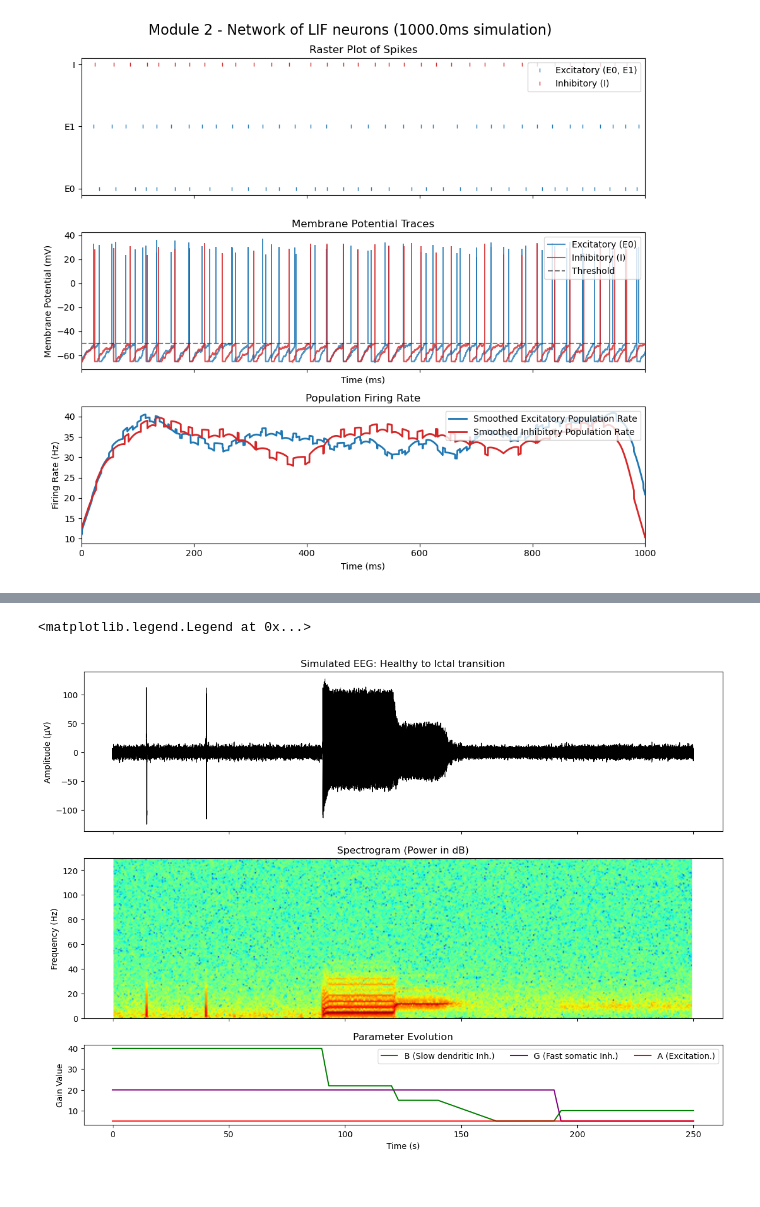
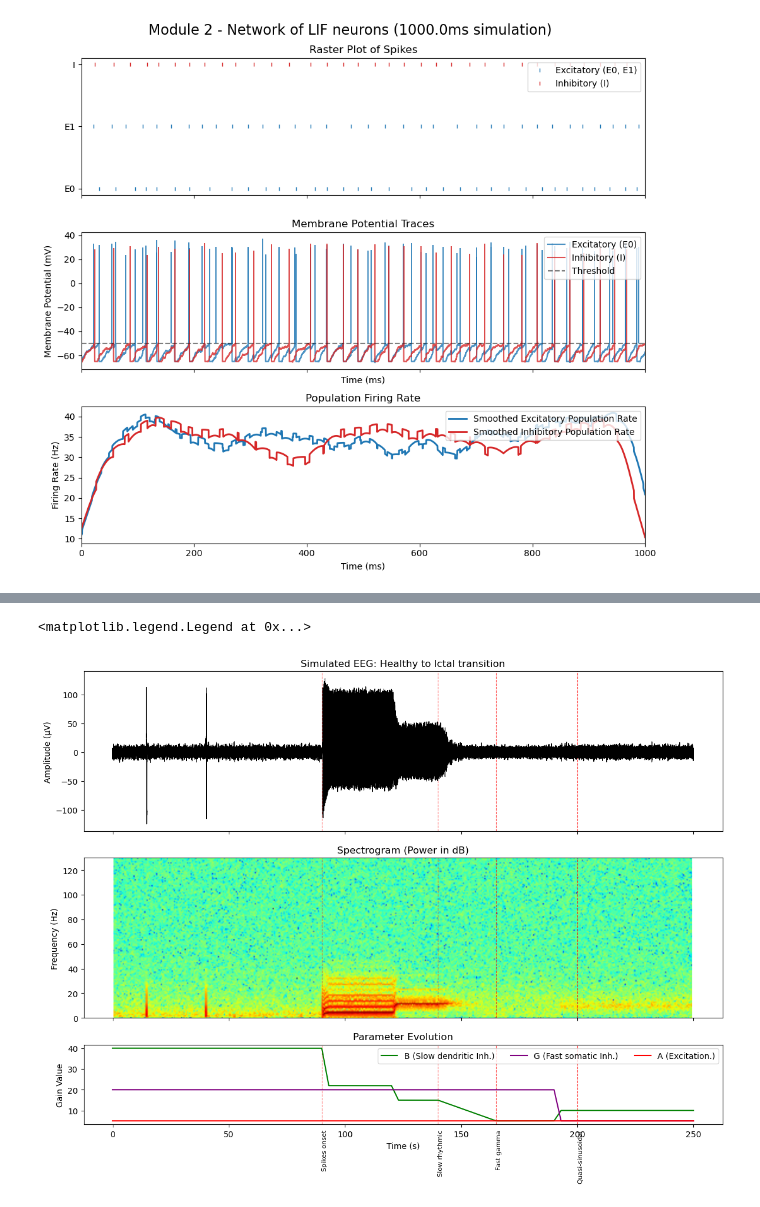
Before and after one commit to Jerem-loq/SEEG-Wendling, a Jupyter notebook: Computational_Neuroscience_Workshop.ipynb, the cells around one changed output, grey strips where cells are left out. Cells and saved outputs as stored; diff of their text form; code cells hidden in the pictures.

```diff
--- a/Computational_Neuroscience_Workshop.ipynb
+++ b/Computational_Neuroscience_Workshop.ipynb
@@ -305,34 +407,42 @@ t = np.linspace(0, duration, n_samples)
 # %%
-# %%
+# --------------------
 # Module 3 - Plot data
-# ---------------------
+# --------------------
+
+transitions = {90: "Spikes onset", 140: "Slow rhythmic", 165: "Fast gamma", 200: "Quasi-sinusoidal"}
 
 fig, (ax1, ax2, ax3) = plt.subplots(3, 1, figsize=(14, 10), sharex=True,
                                 gridspec_kw={'height_ratios': [2, 2, 1]})
+
+for t_vent, label in transitions.items():
+    for ax in [ax1, ax2, ax3]:
+        ax.axvline(t_vent, color='red', lw=0.8, linestyle='--', alpha=0.7)
+    ax.text(t_vent, ax.get_ylim()[1] * 0.85, label, fontsize=8, color='black',
+            rotation=90, verticalalignment='top')
 
 # 1. Raw trace
 ax1.plot(time, data, color='black', linewidth=0.8)
 ax1.set_title("Simulated EEG: Healthy to Ictal transition")
 ax1.set_ylabel("Amplitude (µV)")
 
 # 2. Spectrogram
 f_spec, t_spec, Sxx = spectrogram(data, fs, nperseg=1024, noverlap=512)
 freq_mask = f_spec <= 130  # Limit to 130 Hz to see gamma clearly
 im = ax2.pcolormesh(t_spec + time[0], f_spec[freq_mask],
                     10 * np.log10(Sxx[freq_mask, :]),
                     shading='gouraud', cmap='jet')
 ax2.set_ylabel("Frequency (Hz)")
 ax2.set_title("Spectrogram (Power in dB)")
 # fig.colorbar(im, ax=ax2, label='Power(dB)')
 
 # 3. Parameters
 ax3.plot(time, slow_inh, label="B (Slow dendritic Inh.)", color='green')
 ax3.plot(time, fast_inh, label="G (Fast somatic Inh.)", color='purple')
 ax3.plot(time, exc, label="A (Excitation.)", color='red')
 ax3.set_title("Parameter Evolution")
 ax3.set_ylabel("Gain Value")
 ax3.set_xlabel("Time (s)")
 ax3.legend(loc='upper right', ncol=3)
 # %% [output]
 <matplotlib.legend.Legend at 0x...>
-[figure, old version]
+[figure, new version]
```
Also changed, not shown: parts of 19 cells of this notebook.
